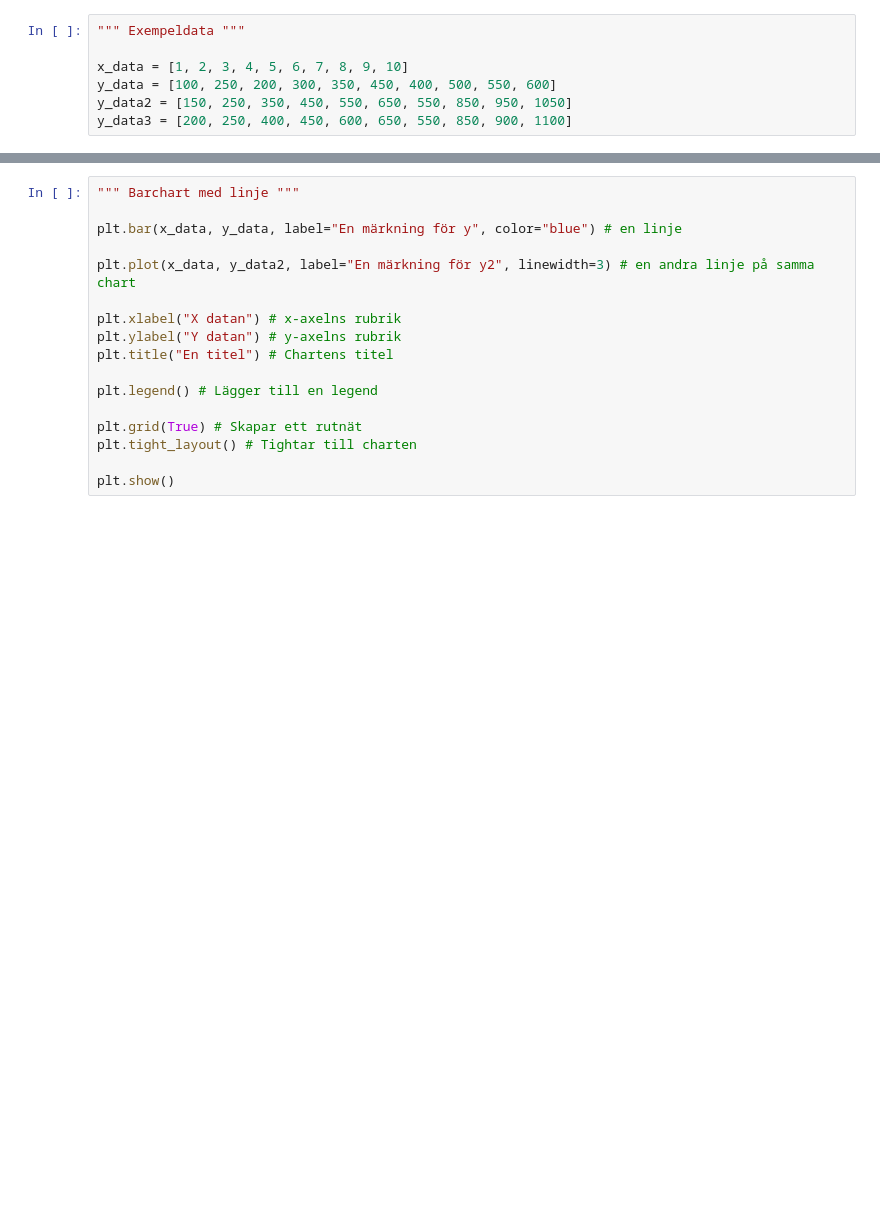
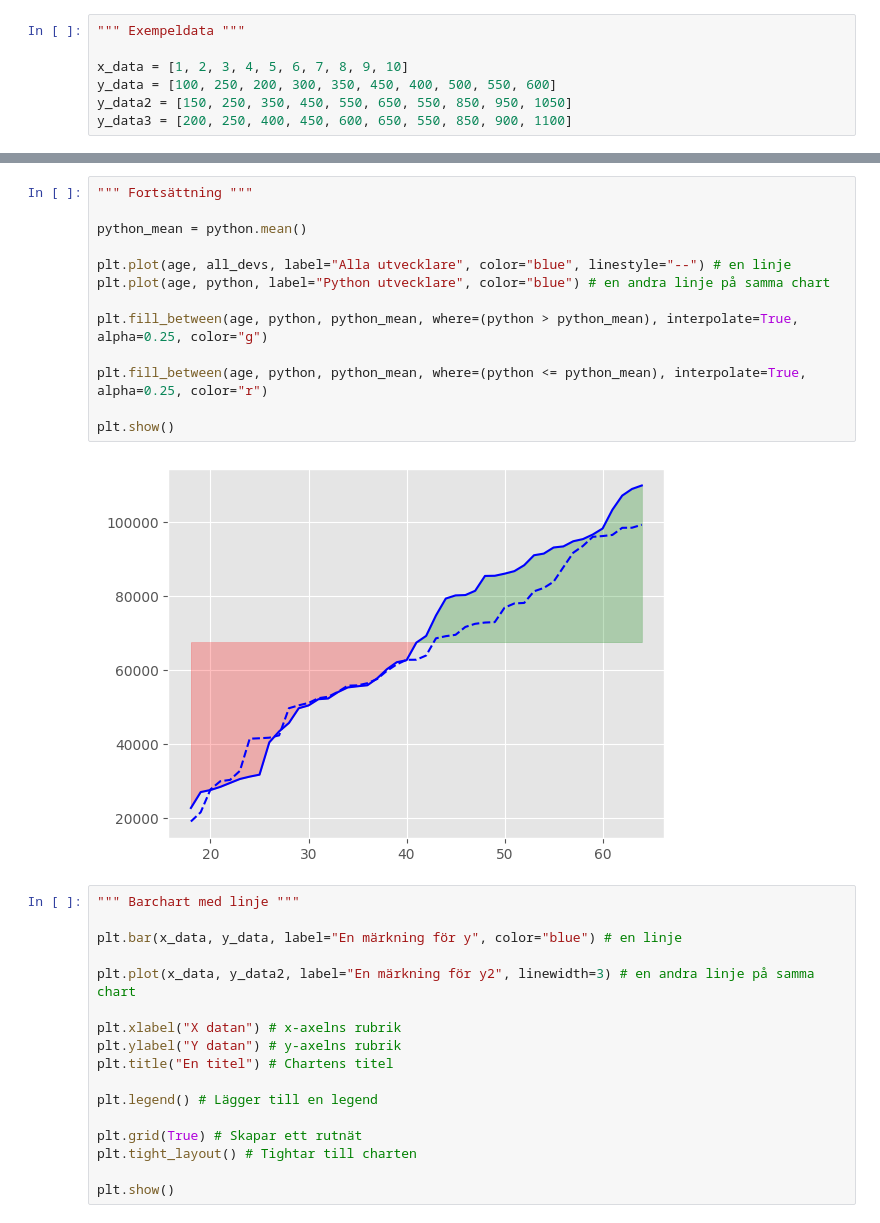
Before and after one commit to MrEcE0046/AI-ML-Grundkunskaper, a Jupyter notebook: Databehandling/Lecture-Notes/matplotlib.ipynb, the cells around one changed output, grey strips where cells are left out. Drawn from its saved outputs; the diff is of its cells as text; blank space fills up the shorter version.

```diff
--- a/Databehandling/Lecture-Notes/matplotlib.ipynb
+++ b/Databehandling/Lecture-Notes/matplotlib.ipynb
@@ -38,3 +75,18 @@ plt.show()
+# %%
+""" Fortsättning """
+
+python_mean = python.mean()
+
+plt.plot(age, all_devs, label="Alla utvecklare", color="blue", linestyle="--") # en linje
+plt.plot(age, python, label="Python utvecklare", color="blue") # en andra linje på samma chart
+
+plt.fill_between(age, python, python_mean, where=(python > python_mean), interpolate=True, alpha=0.25, color="g")
+
+plt.fill_between(age, python, python_mean, where=(python <= python_mean), interpolate=True, alpha=0.25, color="r")
+
+plt.show()
+# %% [output]
+[figure, added]
 # %%
 """ Barchart med linje """
 
```
Also changed, not shown: parts of 7 cells of this notebook, 6 other files.
